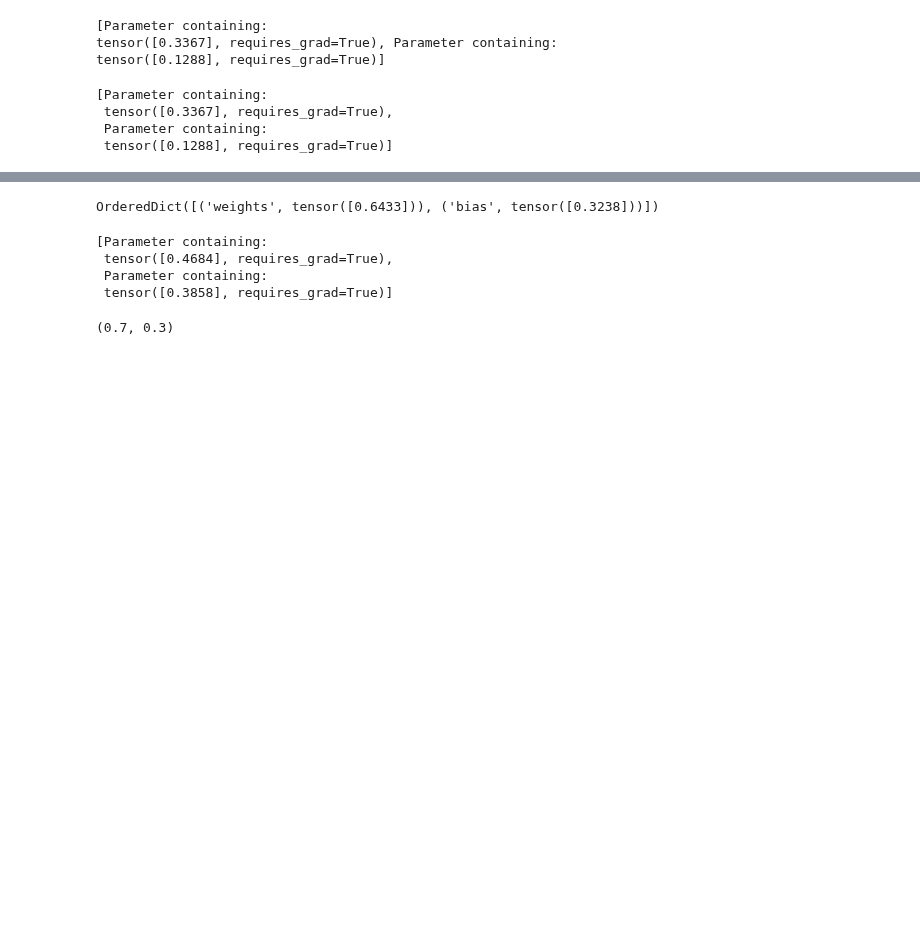
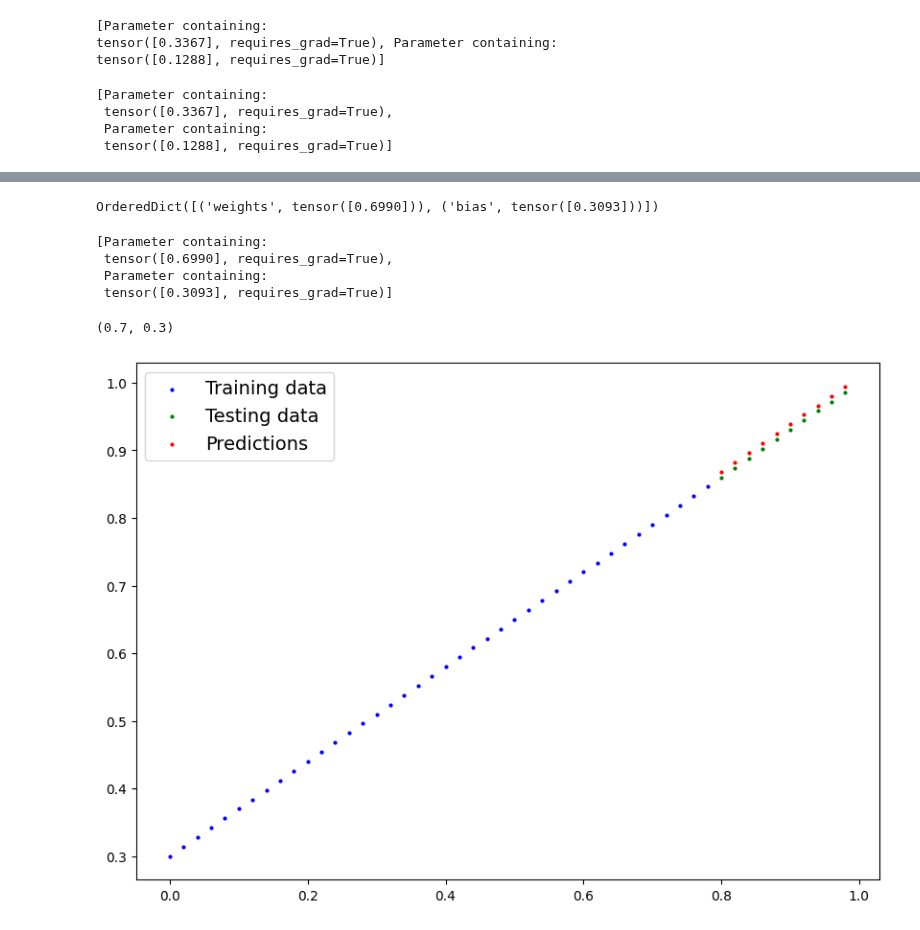
Before and after one commit to nlscng/turbo-doodle, a Jupyter notebook: 01_pytorch_workflow.ipynb, the cells around one changed output, grey strips where cells are left out. Cells and saved outputs as stored; diff of their text form; code cells hidden in the pictures; blank space fills up the shorter version.

Commit message:
Track losses during training and plot.

```diff
--- a/01_pytorch_workflow.ipynb
+++ b/01_pytorch_workflow.ipynb
@@ -351,8 +351,12 @@ list(model_0.parameters())
  tensor([0.1288], requires_grad=True)]
 # %%
 # An epoch is one loop through all the data
-epochs = 100
+epochs = 200
 
+# Track experiment values
+epoch_count = []
+train_loss_values = []
+test_loss_values = []
 
 ## Training
 # 0. Loop through the data
@@ -365,7 +369,8 @@ for epoch in range(epochs):
 
   # 2. Calculate loss
   loss = loss_fn(y_preds, y_train)
-  print(f"Loss: {loss}")
+  if epoch % 10 == 0:
+    print(f"Loss: {loss}")
 
   # 3. Optimizer zero grad (otherwise the gradients would accumulate across epochs)
   optimizer.zero_grad()
@@ -382,6 +387,14 @@ for epoch in range(epochs):
 
   with torch.inference_mode(): # this turns off gradient tracking, aka set required_grad=False, and a few other settings
   # with torch.no_grad(): # old ways of turning off gradient tracking
+    # 1. Do the forward pass with testing data
     test_preds = model_0(X_test)
+    # 2. Caluculate the testing loss with testing data
     test_loss = loss_fn(test_preds, y_test)
+    if epoch % 10 == 0:
+      epoch_count.append(epoch)
+      train_loss_values.append(loss)
+      test_loss_values.append(test_loss)
+      print(f"Epoch: {epoch} | Loss: {loss} | Test loss: {test_loss}")
+      print(model_0.state_dict())
 # %% [output]
@@ -405,15 +418,22 @@ Loss: 0.011750795878469944
 # %%
 model_0.state_dict()
 # %% [output]
-OrderedDict([('weights', tensor([0.6433])), ('bias', tensor([0.3238]))])
+OrderedDict([('weights', tensor([0.6990])), ('bias', tensor([0.3093]))])
 # %%
 list(model_0.parameters())
 # %% [output]
 [Parameter containing:
- tensor([0.4684], requires_grad=True),
+ tensor([0.6990], requires_grad=True),
  Parameter containing:
- tensor([0.3858], requires_grad=True)]
+ tensor([0.3093], requires_grad=True)]
 # %%
 weight, bias
 # %% [output]
 (0.7, 0.3)
+# %%
+with torch.inference_mode():
+  y_preds_new = model_0(X_test)
+
+plot_predictions(predictions=y_preds_new)
+# %% [output]
+[figure, added]
```
Also changed, not shown: parts of 3 cells of this notebook.
